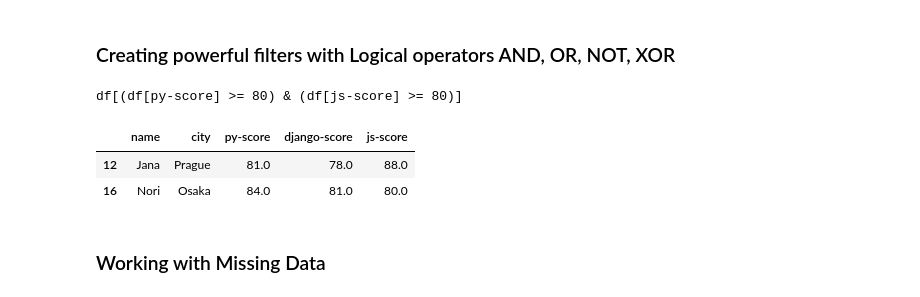
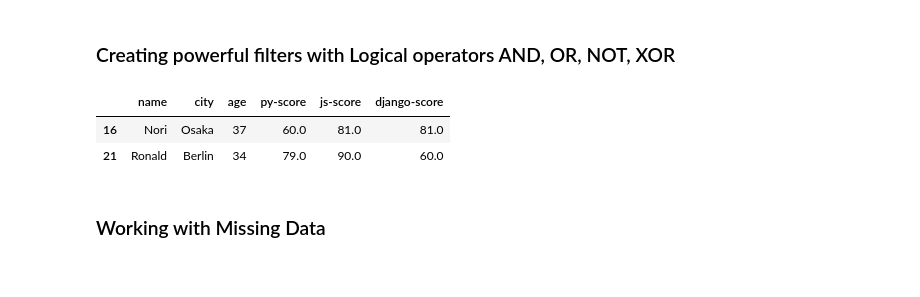
Before and after one commit to raafat-hantoush/IH_RH_DA_FT_AUG_2021, a Jupyter notebook: Class Materials/Pandas/Notebook_Code_Along_RH_Pandas_Data_Frame_General.ipynb, the cells around one changed output. Drawn from its saved outputs; the diff is of its cells as text; code cells hidden in the pictures.

```diff
--- a/Class Materials/Pandas/Notebook_Code_Along_RH_Pandas_Data_Frame_General.ipynb
+++ b/Class Materials/Pandas/Notebook_Code_Along_RH_Pandas_Data_Frame_General.ipynb
@@ -517,8 +517,8 @@ students_df
 # %% [markdown]
 ### Inserting in a specific location
 # %%
-print('df.insert(loc=4, column=django-score,value=np.array([86.0, 81.0, 78.0, 88.0, 74.0, 70.0, 81.0]))')
-students_df.insert(loc=4, column='django-score',
-          value=np.array([86.0, 81.0, 78.0, 88.0, 74.0, 70.0, 81.0,60,90,95]))
+#print('df.insert(loc=4, column=js-score,value=np.array([86.0, 81.0, 78.0, 88.0, 74.0, 70.0, 81.0]))')
+students_df.insert(loc=4, column='js-score',
+          value=np.array([70, 74, 78, 56, 66, 78, 81.0,90]))
 students_df
 # %% [output]
@@ -569,0 +590,2 @@ Name: py-score, dtype: bool
+# %%
+students_df["django-score-updated"]= students_df["django-score"] +5
@@ -585,13 +619,12 @@ df[filter_]
 # %% [markdown]
 ### Creating powerful filters with Logical operators AND, OR, NOT, XOR
 # %%
-print('df[(df[py-score] >= 80) & (df[js-score] >= 80)]')
-students_df[(students_df['py-score'] >= 80) & (students_df['js-score'] >= 80)]
+#print('df[(df[py-score] >= 80) & (df[js-score] >= 80)]')
+students_df[(students_df['py-score'] >= 40) & (students_df['js-score'] >= 80)]
 # %% [output]
-df[(df[py-score] >= 80) & (df[js-score] >= 80)]
-|  | name | city | py-score | django-score | js-score |
-| 12 | Jana | Prague | 81.0 | 78.0 | 88.0 |
-| 16 | Nori | Osaka | 84.0 | 81.0 | 80.0 |
+|  | name | city | age | py-score | js-score | django-score |
+| 16 | Nori | Osaka | 37 | 60.0 | 81.0 | 81.0 |
+| 21 | Ronald | Berlin | 34 | 79.0 | 90.0 | 60.0 |
 # %% [markdown]
 ### Working with Missing Data
 # %% [markdown]
```
Also changed, not shown: parts of 38 cells of this notebook, 2 other files.
